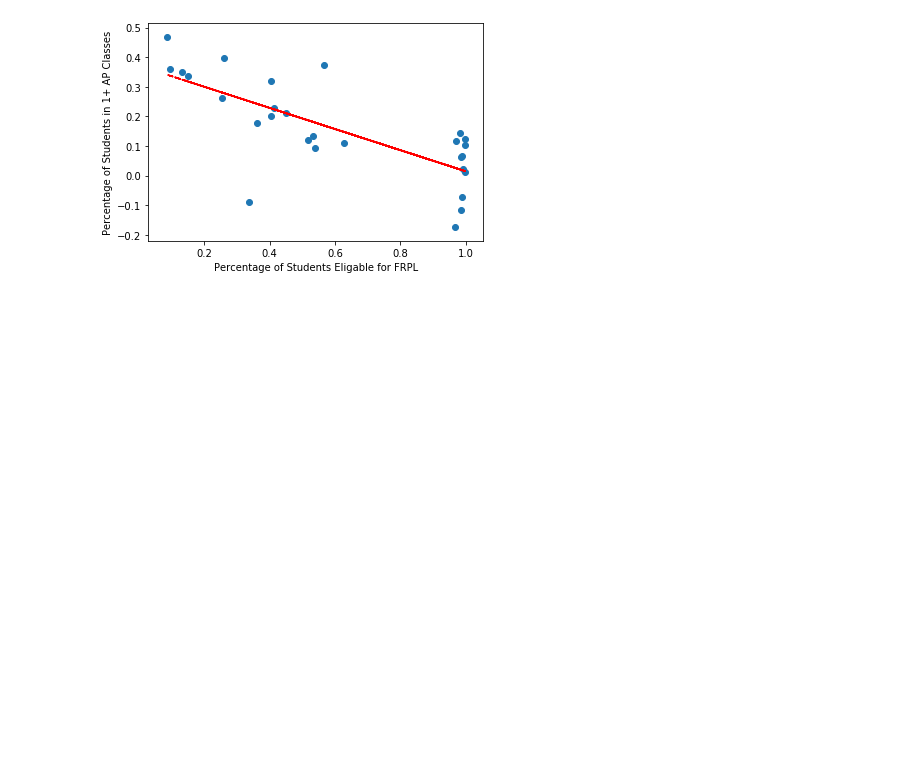
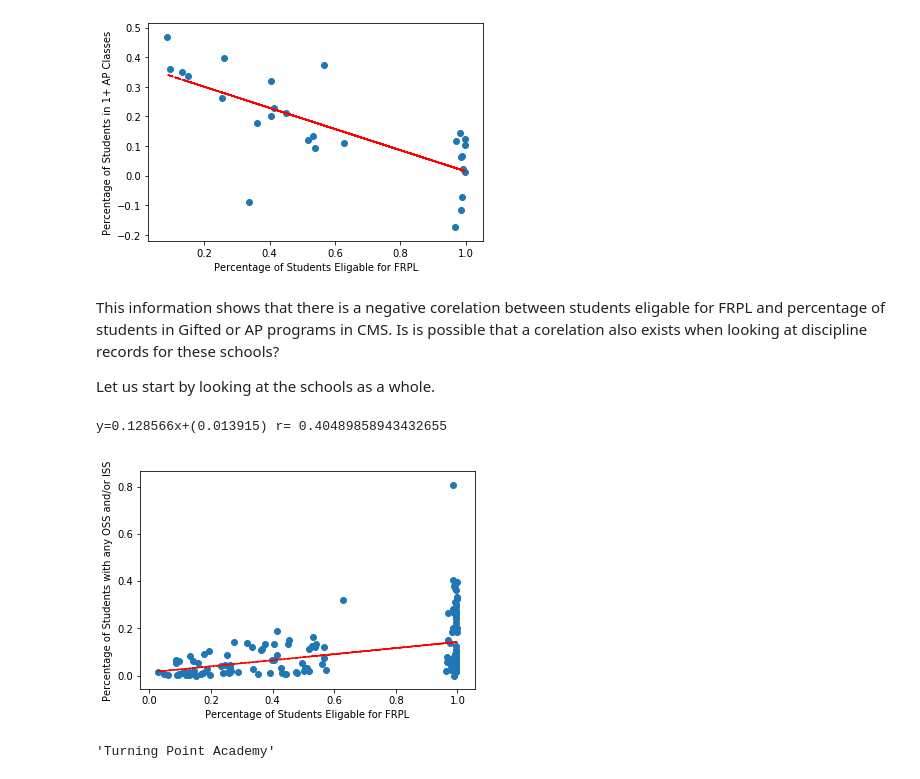
Before and after one commit to bentondavidl/School-Data-Science, a Jupyter notebook: CMS Discipline Information.ipynb, the cells around one changed output. Drawn from its saved outputs; the diff is of its cells as text; code cells hidden in the pictures; blank space fills up the shorter version.

Commit message:
Began analyzing discipline data

```diff
--- a/CMS Discipline Information.ipynb
+++ b/CMS Discipline Information.ipynb
@@ -181,3 +181,38 @@ plt.show()
 # %% [output]
 y=-0.357034x+(0.371537) r= -0.7366879958455975
 [figure]
+# %% [markdown]
+This information shows that there is a negative corelation between students eligable for FRPL and percentage of students in Gifted or AP programs in CMS.
+Is is possible that a corelation also exists when looking at discipline records for these schools?
+
+Let us start by looking at the schools as a whole.
+# %%
+discipline_props_list = []
+frpl_ratio_list = []
+for i, school in cms_data.iterrows():
+    frpl_ratio_list.append((pd.to_numeric(school[1859])+pd.to_numeric(school[1858]))/pd.to_numeric(school[1855]))
+    discipline_props_list.append((pd.to_numeric(school[816])+pd.to_numeric(school[817])+pd.to_numeric(school[834])+pd.to_numeric(school[835])+pd.to_numeric(school[852])+pd.to_numeric(school[853]))/(pd.to_numeric(school[68])+pd.to_numeric(school[69])))
+
+frpl_ratios = pd.Series(frpl_ratio_list, index=cms_data.index)
+discipline_props = pd.Series(discipline_props_list, index=cms_data.index)
+
+r = frpl_ratios.corr(discipline_props)
+
+plt.scatter(frpl_ratios, discipline_props)
+
+z = np.polyfit(frpl_ratios, discipline_props, 1)
+p = np.poly1d(z)
+plt.plot(frpl_ratios,p(frpl_ratios),"r--")
+print ("y=%.6fx+(%.6f)"%(z[0],z[1]), 'r=',r)
+
+plt.xlabel('Percentage of Students Eligable for FRPL')
+plt.ylabel('Percentage of Students with any OSS and/or ISS')
+
+plt.show()
+# %% [output]
+y=0.128566x+(0.013915) r= 0.40489858943432655
+[figure, added]
+# %%
+discipline_props.index[discipline_props.values.argmax()]
+# %% [output]
+'Turning Point Academy'
```
Also changed, not shown: parts of 3 cells of this notebook.
